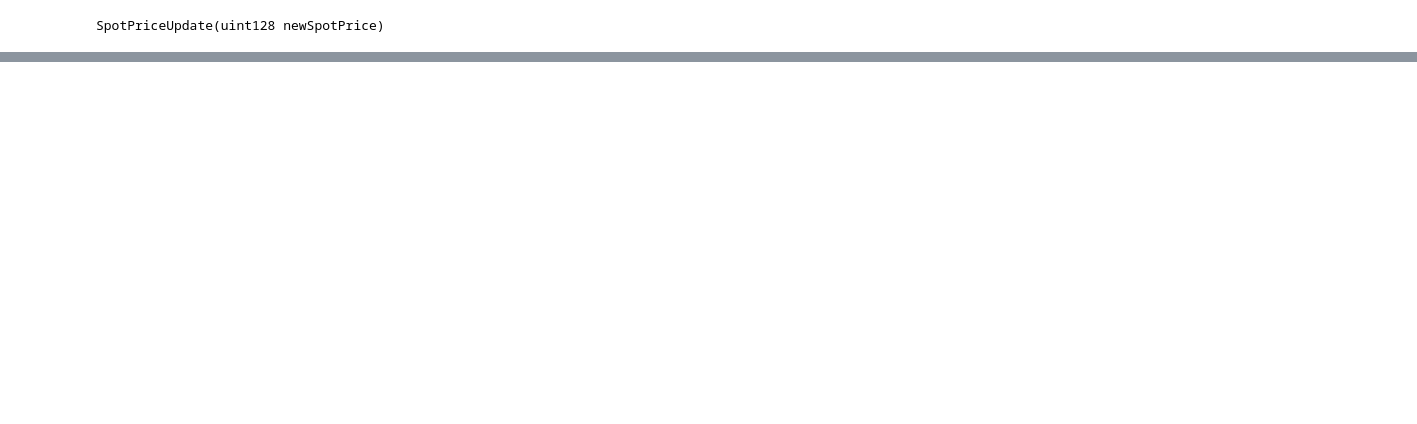
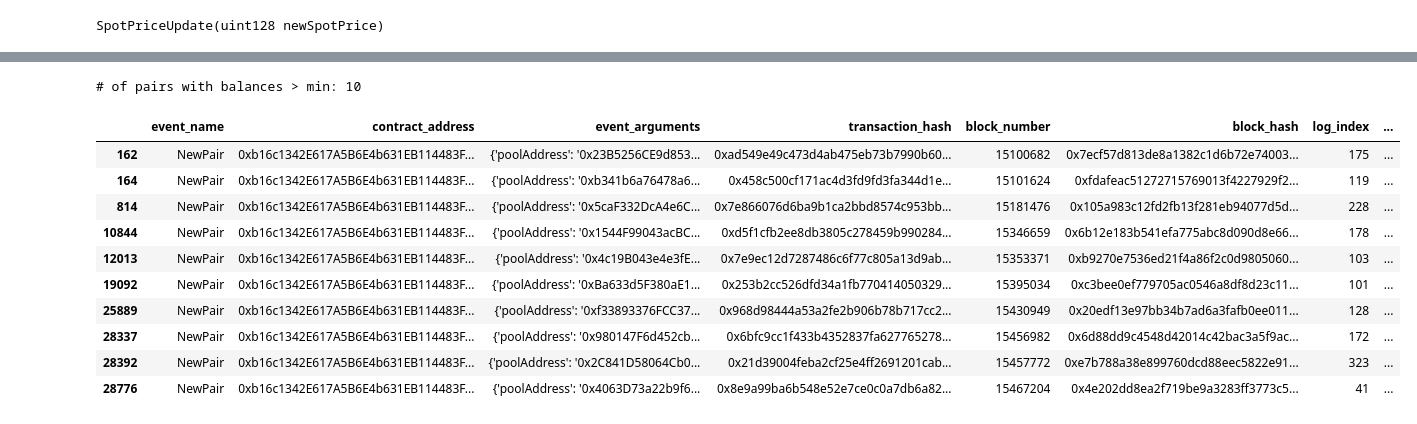
Before and after one commit to fmrmf/sudo-ape, a Jupyter notebook: notebook/sudo-ape.ipynb, the cells around one changed output, grey strips where cells are left out. Saved outputs shown, nothing was run; the diff lists cells and outputs as text; code cells hidden in the pictures; blank space fills up the shorter version.

```diff
--- a/notebook/sudo-ape.ipynb
+++ b/notebook/sudo-ape.ipynb
@@ -128,0 +301,18 @@ query_prices_xmons.plot(x='block_number', y='newSpotPrice', kind='scatter')
+# %%
+# filter out the zero pools
+min_token_size = 0.01
+print('# of pairs with balances > min:', len(query_pairs_for_collection[(query_pairs_for_collection['balance_token'] > min_token_size) | (query_pairs_for_collection['balance_nft'] > 0)]))
+query_pairs_for_collection[(query_pairs_for_collection['balance_token'] > min_token_size) | (query_pairs_for_collection['balance_nft'] > 0)]
+# %% [output]
+# of pairs with balances > min: 10
+|  | event_name | contract_address | event_arguments | transaction_hash | block_number | block_hash | log_index | ... |
+| 162 | NewPair | 0xb16c1342E617A5B6E4b631EB114483F... | {'poolAddress': '0x23B5256CE9d853... | 0xad549e49c473d4ab475eb73b7990b60... | 15100682 | 0x7ecf57d813de8a1382c1d6b72e74003... | 175 | ... |
+| 164 | NewPair | 0xb16c1342E617A5B6E4b631EB114483F... | {'poolAddress': '0xb341b6a76478a6... | 0x458c500cf171ac4d3fd9fd3fa344d1e... | 15101624 | 0xfdafeac51272715769013f4227929f2... | 119 | ... |
+| 814 | NewPair | 0xb16c1342E617A5B6E4b631EB114483F... | {'poolAddress': '0x5caF332DcA4e6C... | 0x7e866076d6ba9b1ca2bbd8574c953bb... | 15181476 | 0x105a983c12fd2fb13f281eb94077d5d... | 228 | ... |
+| 10844 | NewPair | 0xb16c1342E617A5B6E4b631EB114483F... | {'poolAddress': '0x1544F99043acBC... | 0xd5f1cfb2ee8db3805c278459b990284... | 15346659 | 0x6b12e183b541efa775abc8d090d8e66... | 178 | ... |
+| 12013 | NewPair | 0xb16c1342E617A5B6E4b631EB114483F... | {'poolAddress': '0x4c19B043e4e3fE... | 0x7e9ec12d7287486c6f77c805a13d9ab... | 15353371 | 0xb9270e7536ed21f4a86f2c0d9805060... | 103 | ... |
+| 19092 | NewPair | 0xb16c1342E617A5B6E4b631EB114483F... | {'poolAddress': '0xBa633d5F380aE1... | 0x253b2cc526dfd34a1fb770414050329... | 15395034 | 0xc3bee0ef779705ac0546a8df8d23c11... | 101 | ... |
+| 25889 | NewPair | 0xb16c1342E617A5B6E4b631EB114483F... | {'poolAddress': '0xf33893376FCC37... | 0x968d98444a53a2fe2b906b78b717cc2... | 15430949 | 0x20edf13e97bb34b7ad6a3fafb0ee011... | 128 | ... |
+| 28337 | NewPair | 0xb16c1342E617A5B6E4b631EB114483F... | {'poolAddress': '0x980147F6d452cb... | 0x6bfc9cc1f433b4352837fa627765278... | 15456982 | 0x6d88dd9c4548d42014c42bac3a5f9ac... | 172 | ... |
+| 28392 | NewPair | 0xb16c1342E617A5B6E4b631EB114483F... | {'poolAddress': '0x2C841D58064Cb0... | 0x21d39004feba2cf25e4ff2691201cab... | 15457772 | 0xe7b788a38e899760dcd88eec5822e91... | 323 | ... |
+| 28776 | NewPair | 0xb16c1342E617A5B6E4b631EB114483F... | {'poolAddress': '0x4063D73a22b9f6... | 0x8e9a99ba6b548e52e7ce0c0a7db6a82... | 15467204 | 0x4e202dd8ea2f719be9a3283ff3773c5... | 41 | ... |
```
Also changed, not shown: parts of 27 cells of this notebook, 2 other files.
